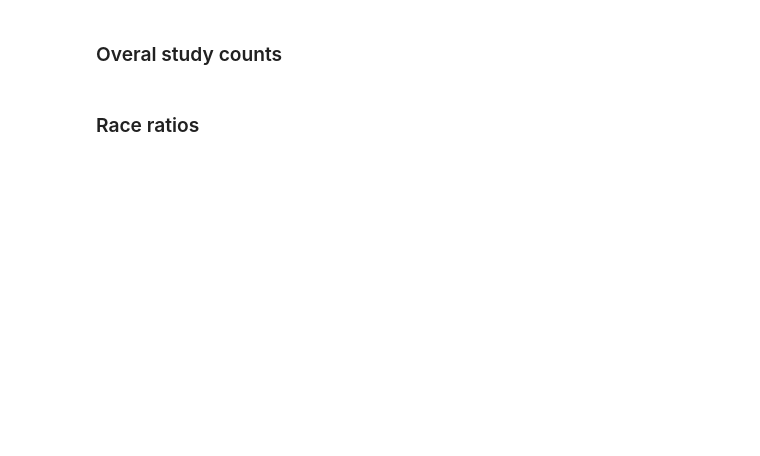
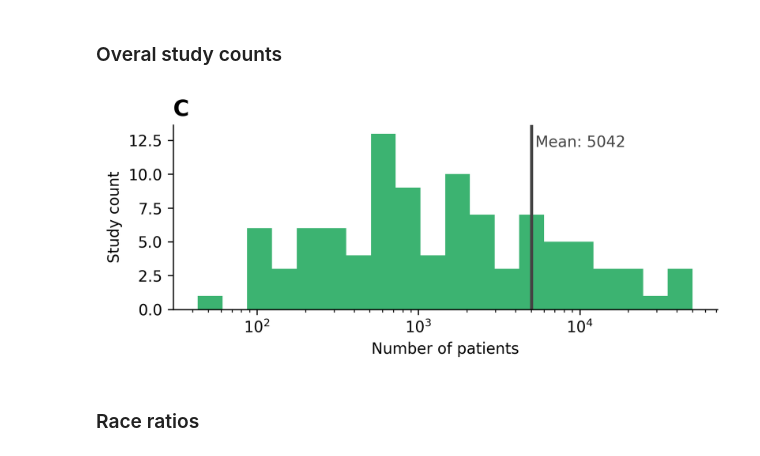
Before and after one commit to csinva/clinical-rule-analysis, a Jupyter notebook: notebooks/07_demographics_plots.ipynb, the cells around one changed output. Saved outputs shown, nothing was run; the diff lists cells and outputs as text; code cells hidden in the pictures; blank space fills up the shorter version.

```diff
--- a/notebooks/07_demographics_plots.ipynb
+++ b/notebooks/07_demographics_plots.ipynb
@@ -111,18 +114,23 @@ plt.show()
 # %%
 plt.figure(dpi=300)
 x = df['num_total_corrected']
 x = x[x > 0]
-hist, bins, _ = plt.hist(x, bins=50)
+hist, bins, _ = plt.hist(x, bins=20)
 
 # histogram on log scale.
 # Use non-equal bin sizes, such that they look equal on log scale.
 logbins = np.logspace(np.log10(bins[0]), np.log10(bins[-1]), len(bins))
 plt.subplot(212)
-plt.hist(x, bins=logbins, color='gray')
+plt.axvline(x=np.mean(x), ls='-', color='#444', lw=2)
+plt.text(s=f'Mean: {np.mean(x):0.0f}', x=np.mean(x) + 250, y=12, color='#444')
+plt.hist(x, bins=logbins, color='mediumseagreen')
 plt.xscale("log")
 plt.xlabel('Number of patients')
 plt.ylabel('Study count')
+plt.title('C', loc='left', fontsize='x-large', fontweight='bold')
 plt.show()
+# %% [output]
+[figure, added]
 # %% [markdown]
 ### Race ratios
 # %%
```
Also changed, not shown: parts of 7 cells of this notebook, 19 other files.
